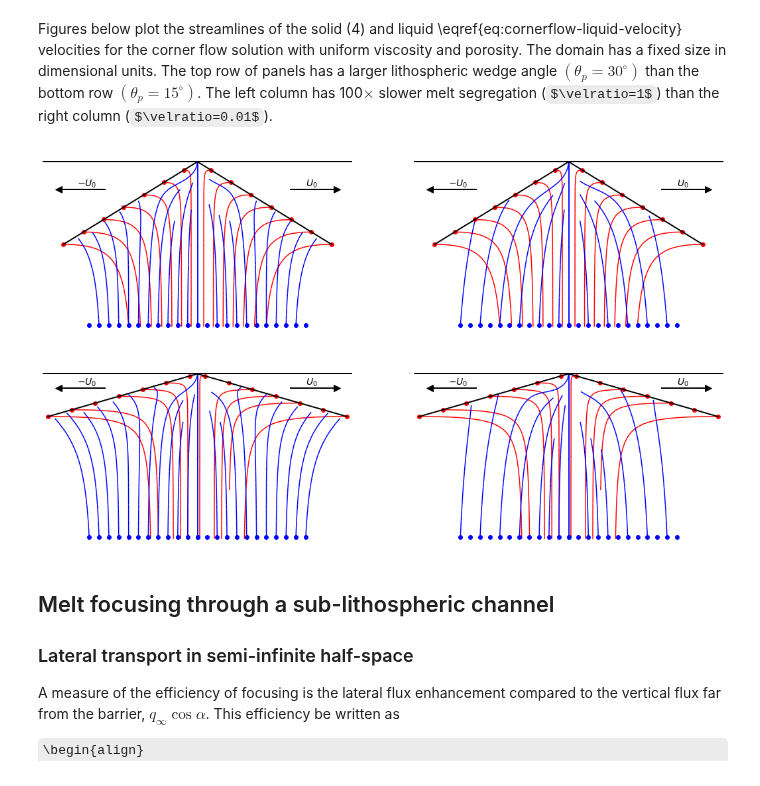
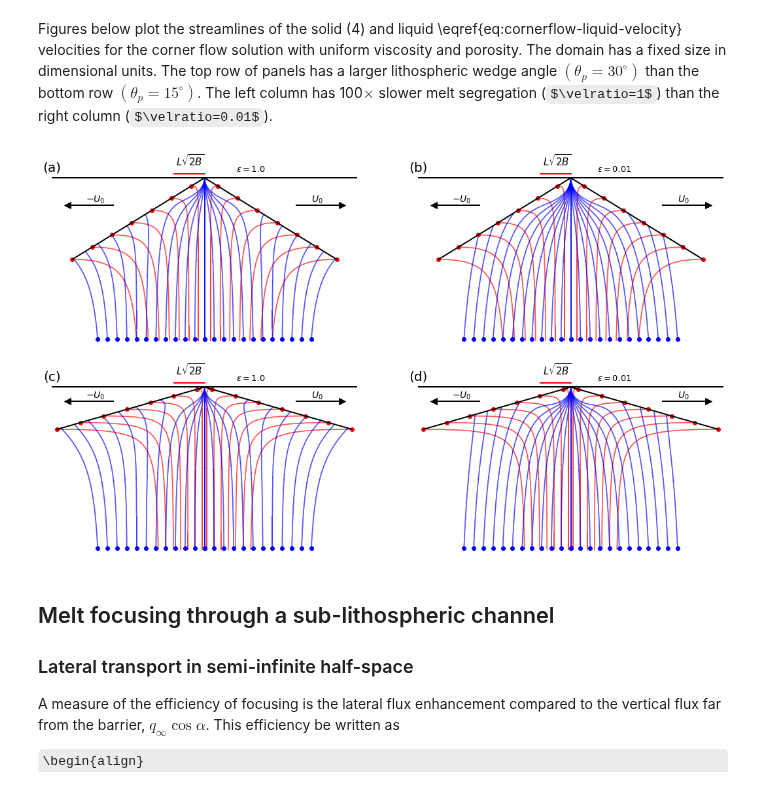
Before and after one commit to FoaLab/partially-molten-rock-PUP, a Jupyter notebook: content/ch13.ipynb, the cells around one changed output. Drawn from its saved outputs; the diff is of its cells as text; code cells hidden in the pictures; some formulas as TeX source.

Commit message:
ch 13: annotations and streamlines in the first figure

```diff
--- a/content/ch13.ipynb
+++ b/content/ch13.ipynb
@@ -105,6 +105,8 @@ L = 0.2
 evec = np.asarray([1, 0.01])
 alphvec = np.asarray([30*np.pi/180., 15*np.pi/180.])
 r = np.sqrt(X**2 + Y**2)/L
+
+annotations = [['(a)', '(b)'], ['(c)', '(d)']]
 
 for i, alph in enumerate(alphvec):
     B = 2./(np.pi - 2*alph - np.sin(2.*alph))
@@ -131,13 +133,13 @@ for i, alph in enumerate(alphvec):
         seedVS[:, 0] = np.linspace(sm*np.cos(alph), np.cos(alph), 7)
         seedVS[:, 1] = np.linspace(sm*np.sin(alph), np.sin(alph), 7)
         ax[i, j].plot(seedVS[:, 0], seedVS[:, 1], 'ro')
-        ax[i, j].streamplot(X, Y, VSX, VSY, start_points=seedVS, color='r',
+        ax[i, j].streamplot(X, Y, VSX, VSY, start_points=seedVS, color='r', maxlength=10.0, density=(100,100),
                             integration_direction='backward', minlength=0.5, arrowstyle='-')
         # in the negative X axis
         seedVS[:, 0] = np.linspace(-np.cos(alph), -sm*np.cos(alph), 7)
         seedVS[:, 1] = np.flip(np.linspace(sm*np.sin(alph), np.sin(alph), 7))
         ax[i, j].plot(seedVS[:, 0], seedVS[:, 1], 'ro')
-        ax[i, j].streamplot(X, Y, VSX, VSY, start_points=seedVS, color='r',
+        ax[i, j].streamplot(X, Y, VSX, VSY, start_points=seedVS, color='r', maxlength=10.0, density=(100,100),
                             integration_direction='backward', minlength=0.5, arrowstyle='-')
 
         # ------------------
@@ -145,36 +147,41 @@ for i, alph in enumerate(alphvec):
         # ------------------
         # in the positive X axis
         seedVL[:, 0] = 0.7 * np.linspace(0.0, np.amax(x), 12)
         seedVL[:, 1] = 0.99
         ax[i, j].plot(seedVL[:, 0], seedVL[:, 1], 'bo')
-        ax[i, j].streamplot(X, Y, VLX, VLY, start_points=seedVL, color='b',
+        ax[i, j].streamplot(X, Y, VLX, VLY, start_points=seedVL, color='b', maxlength=10.0, density=(100,100),
                             integration_direction='forward', minlength=0.5, arrowstyle='-')
         # in the negative X axis
         seedVL[:, 0] = 0.7 * np.linspace(-np.amax(x), 0.0, 12)
         seedVL[:, 1] = 0.99
         ax[i, j].plot(seedVL[:, 0], seedVL[:, 1], 'bo')
-        ax[i, j].streamplot(X, Y, VLX, VLY, start_points=seedVL, color='b',
+        ax[i, j].streamplot(X, Y, VLX, VLY, start_points=seedVL, color='b', maxlength=10.0, density=(100,100),
                             integration_direction='forward', minlength=0.5, arrowstyle='-')
+
+        ax[i, j].text(-0.47*aspect, -0.1, annotations[i][j], fontsize=20, verticalalignment='top', horizontalalignment='right')
+        ax[i, j].text(0.0, -0.15, r'$L \sqrt{2B}$', fontsize=15, verticalalignment='top', horizontalalignment='right')
+        ax[i, j].plot([-0.1*aspect, 0.0], [-0.025, -0.025], '-r', linewidth=2)
+        ax[i, j].text(0.2*aspect, -0.08, r'$\epsilon={}$'.format(e), fontsize=13, verticalalignment='top', horizontalalignment='right')
 
         # annotations
         ax[i, j].plot([-1., 1.], [0., 0.], '-k', linewidth=2)
         ax[i, j].plot([-np.cos(alph), 0., np.cos(alph)], [np.sin(alph), 0., np.sin(alph)], '-k', linewidth=2)
         # U_0 line
         ax[i, j].plot([0.6, 0.9], [np.sin(alph)/3., np.sin(alph)/3.], '-k', linewidth=2)
         ax[i, j].plot(0.9, np.sin(alph)/3., '>k', markersize=10, markerfacecolor='k')
         ax[i, j].annotate(r'$U_0$', xy=[0.7, np.sin(alph)/3.0], fontsize=14, verticalalignment='bottom')
         # -U_0 line
         ax[i, j].plot([-0.6, -0.9], [np.sin(alph)/3., np.sin(alph)/3.], '-k', linewidth=2)
         ax[i, j].plot(-0.9, np.sin(alph)/3., '<k', markersize=10, markerfacecolor='k')
         ax[i, j].annotate(r'$-U_0$', xy=[-0.65, np.sin(alph)/3.0], fontsize=14, verticalalignment='bottom',
                           horizontalalignment='right')
         # axes
         ax[i, j].set_xlim(-0.5*aspect, 0.5*aspect)
         ax[i, j].set_ylim(-0.05, 1.02)
         ax[i, j].set_axis_off()
         ax[i, j].invert_yaxis()
 # %% [output]
-[figure, old version]
+[figure, new version]
 # %% [markdown]
 ## Melt focusing through a sub-lithospheric channel
 
```
Also changed, not shown: 1 other file.
